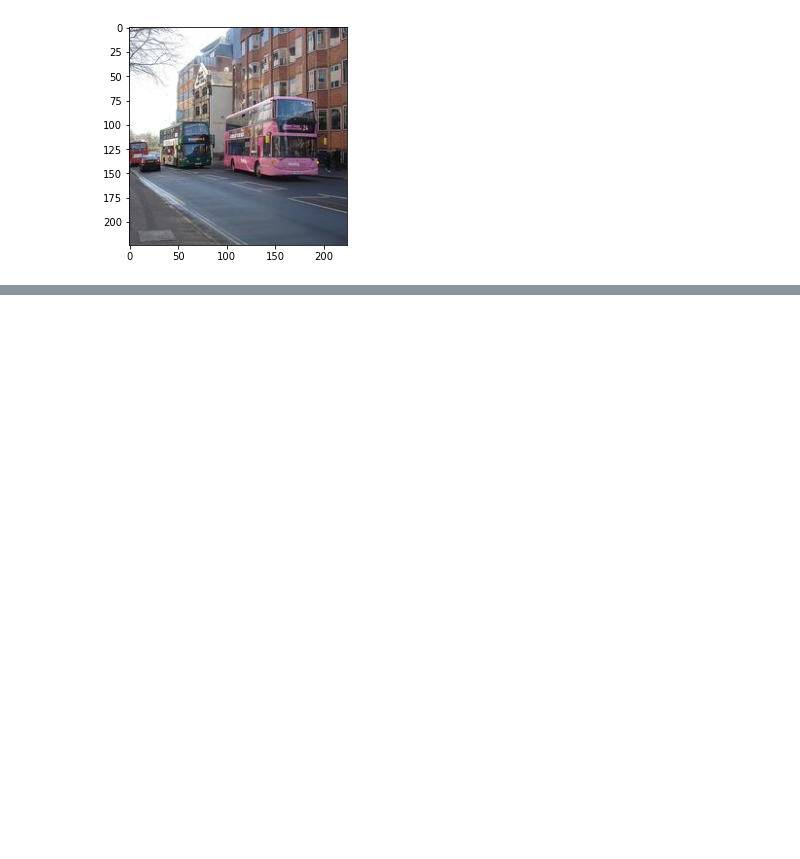
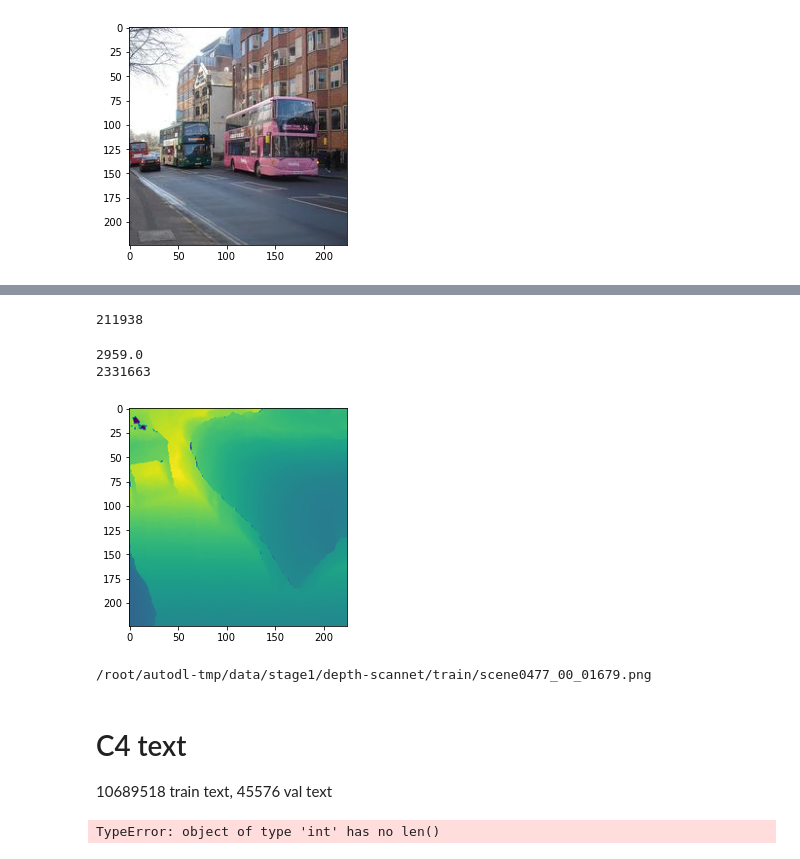
Before and after one commit to RavenKiller/MEE, a Jupyter notebook: scripts/evo_data_stage1.ipynb, the cells around one changed output, grey strips where cells are left out. Cells and saved outputs as stored; diff of their text form; code cells hidden in the pictures; blank space fills up the shorter version.

```diff
--- a/scripts/evo_data_stage1.ipynb
+++ b/scripts/evo_data_stage1.ipynb
@@ -526,0 +321,67 @@ len(slim_dataset)
+# %%
+FOLDER_IN = Path("/root/autodl-tmp/data/stage1/scannet-depth")
+FOLDER_OUT = Path("/root/autodl-tmp/data/stage1/scannet-depth")
+SPLITS = ["train"]
+TARGET_SIZE = 224
+cnt = 0
+for split in SPLITS:
+    folder_in_split = FOLDER_IN / split
+    folder_out_split = FOLDER_OUT / split
+    for image_in in folder_in_split.glob("**/depth/*.png"):
+        try:
+            img = Image.open(image_in)
+            img = crop_and_resize(img, TARGET_SIZE)
+            image_out = path_replace(image_in, FOLDER_IN, FOLDER_OUT)
+            image_out = path_replace(image_out, "/depth/", "/")
+            os.makedirs(image_out.parent, exist_ok=True)
+            img.save(image_out)
+            os.remove(image_in)
+            cnt+=1
+        except UnidentifiedImageError:
+            print("Invalid image", image_in)
+print(cnt)
+# %% [output]
+211938
+# %%
+# check
+import numpy as np
+
+FOLDER_CHECK = Path("/root/autodl-tmp/data/stage1/depth-scannet/train")
+all_images = list(FOLDER_CHECK.glob("*.png"))
+path_check = random.choice(all_images)
+img = Image.open(path_check)
+img = np.array(img,dtype=float)
+plt.imshow(img)
+print(img.max())
+print(len(all_images))
+# %% [output]
+2959.0
+2331663
+[figure, added]
+# %%
+print(path_check)
+# %% [output]
+/root/autodl-tmp/data/stage1/depth-scannet/train/scene0477_00_01679.png
+# %% [markdown]
+# C4 text
+10689518 train text, 45576 val text
+# %%
+# train split
+FOLDER_IN = Path("/root/autodl-tmp/c4/en")
+FOLDER_OUT = Path("/root/EvoEnc/data/stage1/text-c4/train")
+os.makedirs(FOLDER_OUT,exist_ok=True)
+START = 0
+END =  30
+files = sorted(list(FOLDER_IN.glob("c4-train*.json.gz")))
+cnt = 0
+for i in tqdm(range(START,END)):
+    with gzip.open(files[i], "r") as f:
+        for line in f.readlines():
+            text = json.loads(line)["text"].replace("\n"," ").strip()
+            path = FOLDER_OUT / ("%08d.txt"%(cnt))
+            with open(path, "w") as f:
+                f.write(text)
+            cnt += 1
+print(cnt)
+# %% [output]
+TypeError: object of type 'int' has no len()
```
Also changed, not shown: parts of 43 cells of this notebook, 25 other files.
